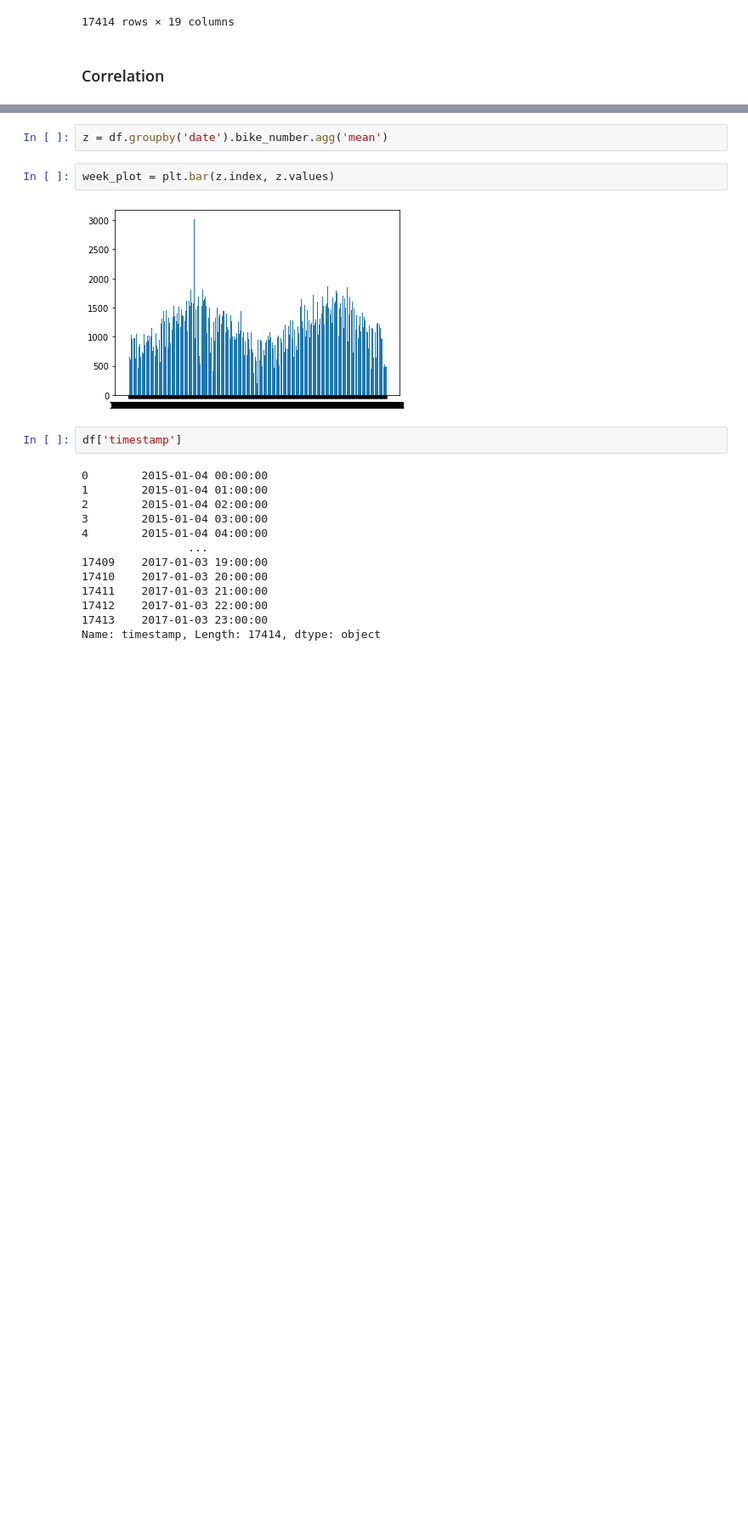
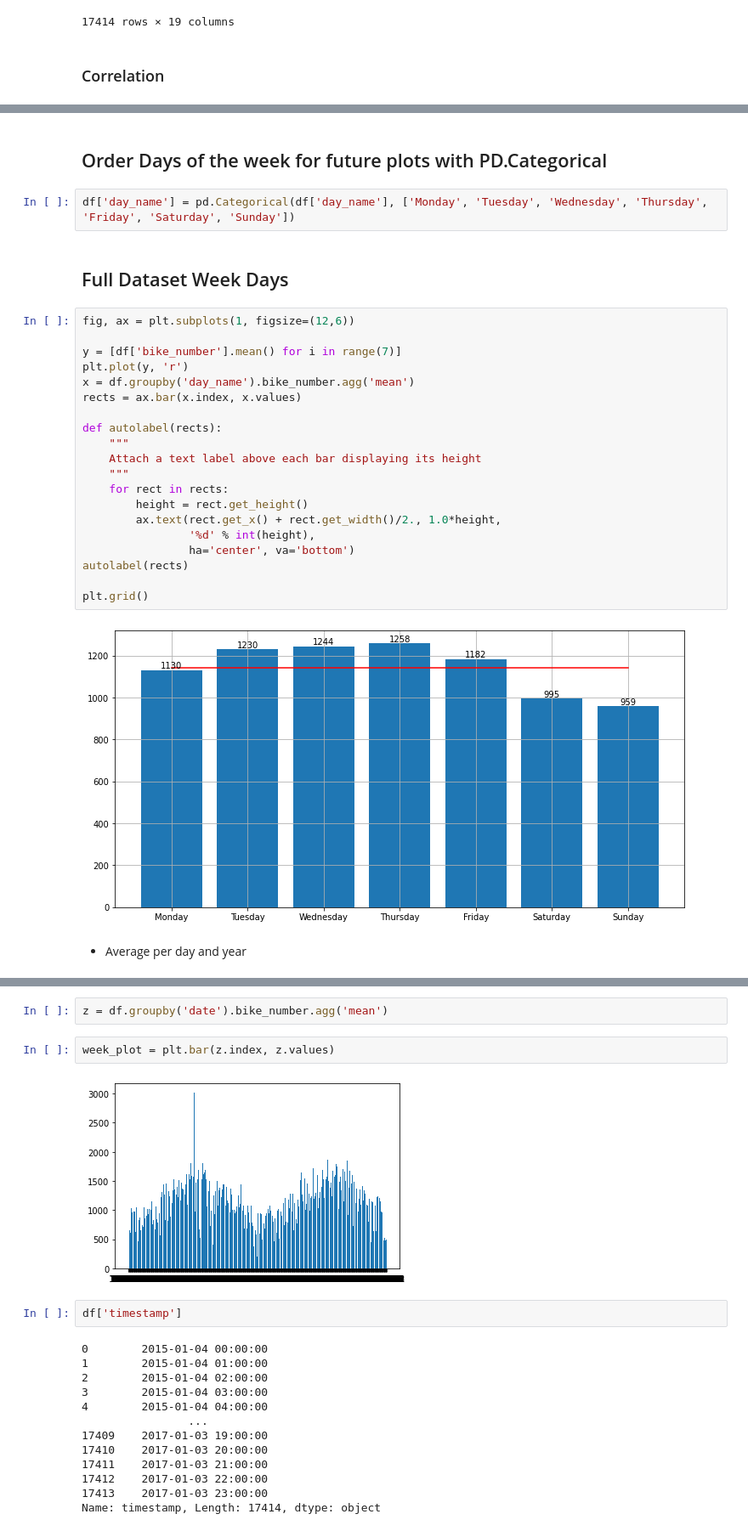
Before and after one commit to isra-st/London_Bike_Sharing, a Jupyter notebook: Visualizations_Draft_Isra.ipynb, the cells around one changed output, grey strips where cells are left out. Shown at 85% size. Cells and saved outputs as stored; diff of their text form; blank space fills up the shorter version.

```diff
--- a/Visualizations_Draft_Isra.ipynb
+++ b/Visualizations_Draft_Isra.ipynb
@@ -59,0 +60,30 @@ sns.heatmap(df.corr(), cmap='PiYG', vmin=-1, annot=True)
+# %% [markdown]
+## Order Days of the week for future plots with PD.Categorical
+# %%
+df['day_name'] = pd.Categorical(df['day_name'], ['Monday', 'Tuesday', 'Wednesday', 'Thursday', 'Friday', 'Saturday', 'Sunday'])
+# %% [markdown]
+ ## Full Dataset Week Days
+# %%
+fig, ax = plt.subplots(1, figsize=(12,6))
+
+y = [df['bike_number'].mean() for i in range(7)]
+plt.plot(y, 'r')
+x = df.groupby('day_name').bike_number.agg('mean')
+rects = ax.bar(x.index, x.values)
+
+def autolabel(rects):
+    """
+    Attach a text label above each bar displaying its height
+    """
+    for rect in rects:
+        height = rect.get_height()
+        ax.text(rect.get_x() + rect.get_width()/2., 1.0*height,
+                '%d' % int(height),
+                ha='center', va='bottom')
+autolabel(rects)
+
+plt.grid()
+# %% [output]
+[figure, added]
+# %% [markdown]
+* Average per day and year
```
Also changed, not shown: parts of 28 cells of this notebook, 3 other files.
